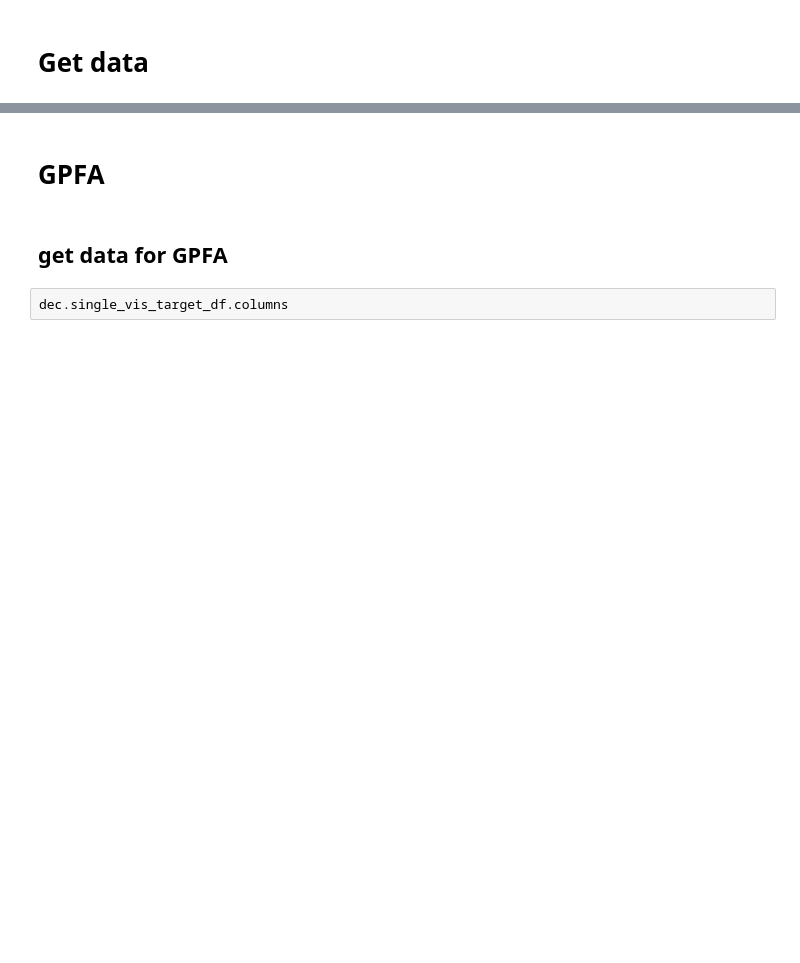
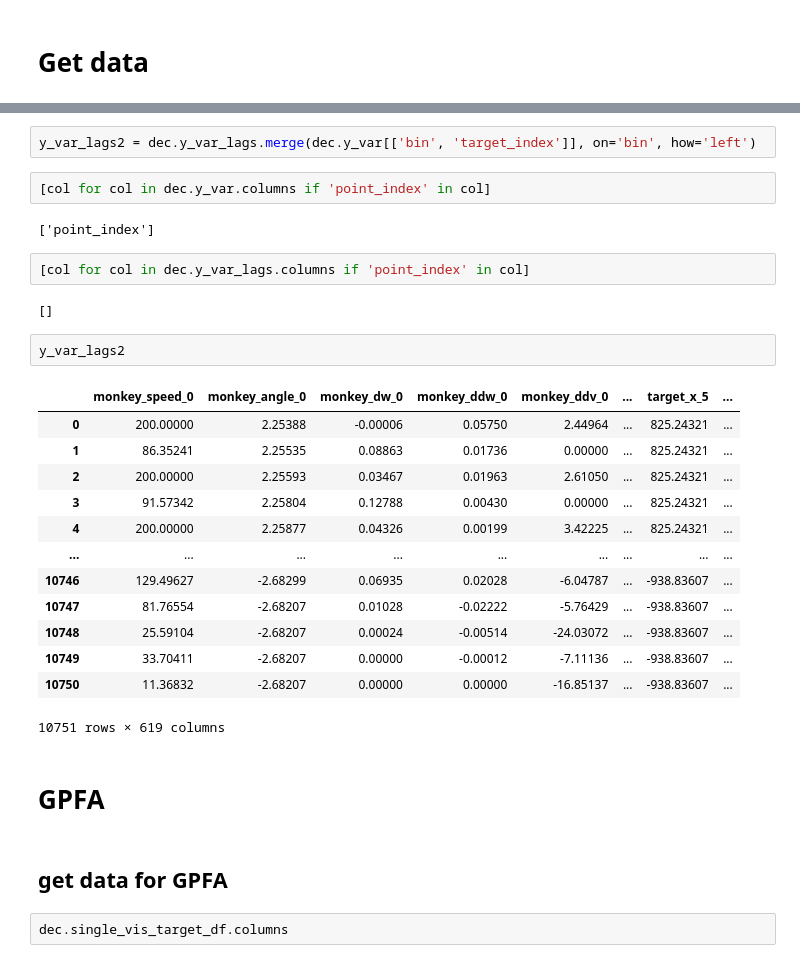
Before and after one commit to CiciDu/multiff_analysis, a Jupyter notebook: notebooks/neural_data_analysis/decoding_current_targets.ipynb, the cells around one changed output, grey strips where cells are left out. Drawn from its saved outputs; the diff is of its cells as text; blank space fills up the shorter version.

```diff
--- a/notebooks/neural_data_analysis/decoding_current_targets.ipynb
+++ b/notebooks/neural_data_analysis/decoding_current_targets.ipynb
@@ -293,3 +301,29 @@ SyntaxError: invalid syntax (3319058519.py, line 1)
+# %%
+y_var_lags2 = dec.y_var_lags.merge(dec.y_var[['bin', 'target_index']], on='bin', how='left')
+# %%
+[col for col in dec.y_var.columns if 'point_index' in col]
+# %% [output]
+['point_index']
+# %%
+[col for col in dec.y_var_lags.columns if 'point_index' in col]
+# %% [output]
+[]
+# %%
+y_var_lags2
+# %% [output]
+|  | monkey_speed_0 | monkey_angle_0 | monkey_dw_0 | monkey_ddw_0 | monkey_ddv_0 | ... | target_x_5 | ... |
+| 0 | 200.00000 | 2.25388 | -0.00006 | 0.05750 | 2.44964 | ... | 825.24321 | ... |
+| 1 | 86.35241 | 2.25535 | 0.08863 | 0.01736 | 0.00000 | ... | 825.24321 | ... |
+| 2 | 200.00000 | 2.25593 | 0.03467 | 0.01963 | 2.61050 | ... | 825.24321 | ... |
+| 3 | 91.57342 | 2.25804 | 0.12788 | 0.00430 | 0.00000 | ... | 825.24321 | ... |
+| 4 | 200.00000 | 2.25877 | 0.04326 | 0.00199 | 3.42225 | ... | 825.24321 | ... |
+| ... | ... | ... | ... | ... | ... | ... | ... | ... |
+| 10746 | 129.49627 | -2.68299 | 0.06935 | 0.02028 | -6.04787 | ... | -938.83607 | ... |
+| 10747 | 81.76554 | -2.68207 | 0.01028 | -0.02222 | -5.76429 | ... | -938.83607 | ... |
+| 10748 | 25.59104 | -2.68207 | 0.00024 | -0.00514 | -24.03072 | ... | -938.83607 | ... |
+| 10749 | 33.70411 | -2.68207 | 0.00000 | -0.00012 | -7.11136 | ... | -938.83607 | ... |
+| 10750 | 11.36832 | -2.68207 | 0.00000 | 0.00000 | -16.85137 | ... | -938.83607 | ... |
+10751 rows × 619 columns
 # %% [markdown]
 # GPFA
 # %% [markdown]
```
Also changed, not shown: parts of 71 cells of this notebook, 26 other files.
